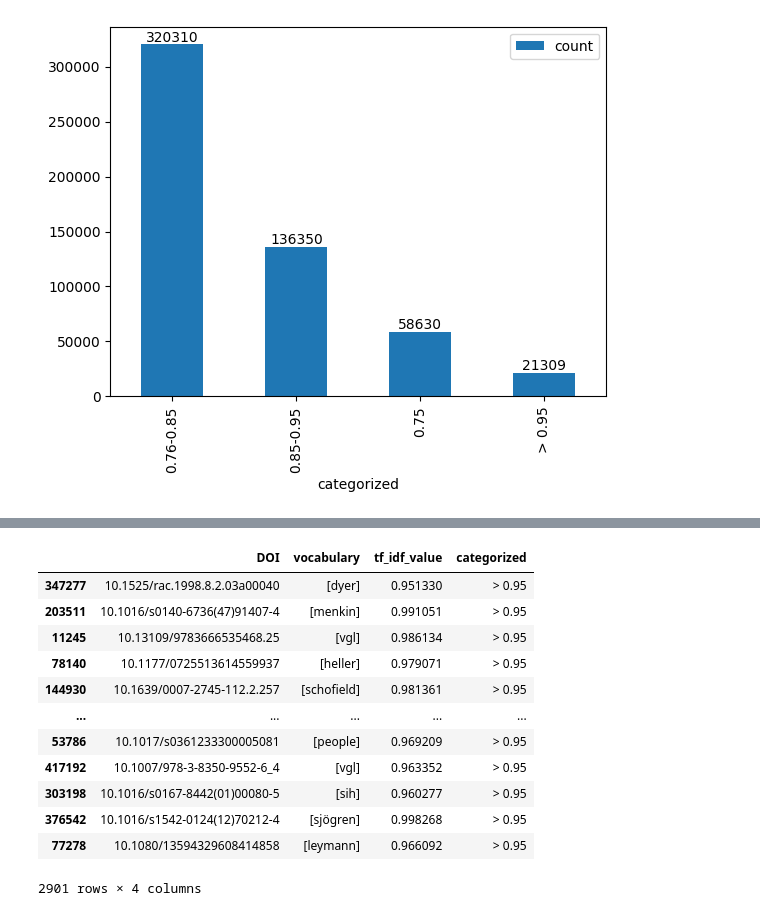
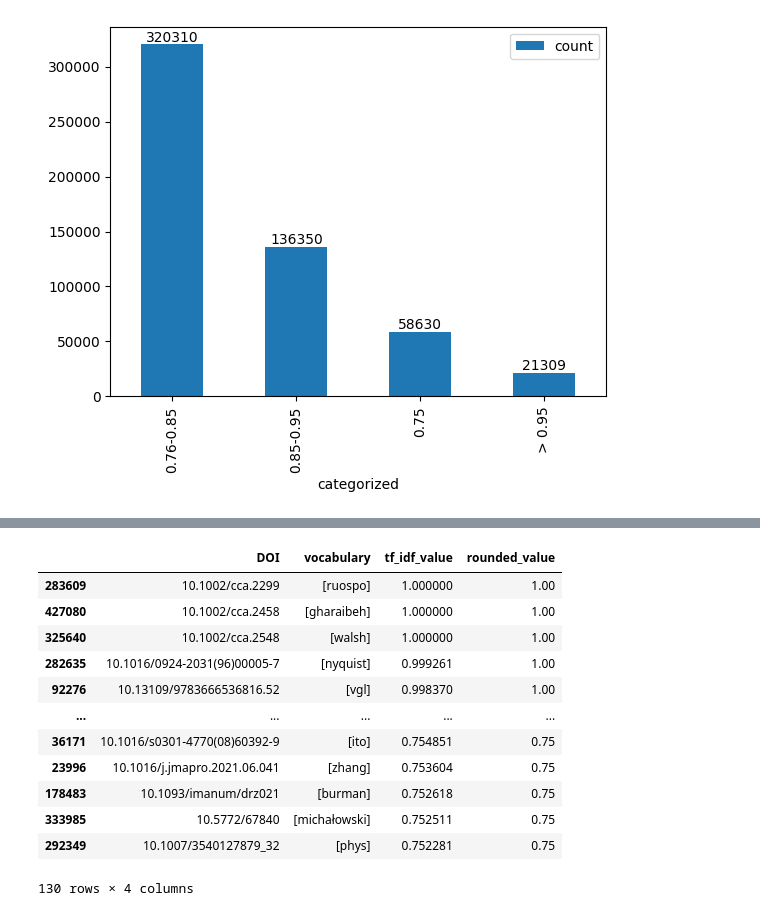
Before and after one commit to eshadatta/sneaked_refs_explorations, a Jupyter notebook: process_tfidf_output.ipynb, the cells around one changed output, grey strips where cells are left out. Saved outputs shown, nothing was run; the diff lists cells and outputs as text; code cells hidden in the pictures.

```diff
--- a/process_tfidf_output.ipynb
+++ b/process_tfidf_output.ipynb
@@ -162,18 +112,17 @@ max_sample.sort_values('tf_idf_value', ascending=False)
-# %%
-s[(s["tf_idf_value"] >= 0.95) & (s["tf_idf_value"] < 1)]
-# %% [output]
-|  | DOI | vocabulary | tf_idf_value | categorized |
-| 347277 | 10.1525/rac.1998.8.2.03a00040 | [dyer] | 0.951330 | > 0.95 |
-| 203511 | 10.1016/s0140-6736(47)91407-4 | [menkin] | 0.991051 | > 0.95 |
-| 11245 | 10.13109/9783666535468.25 | [vgl] | 0.986134 | > 0.95 |
-| 78140 | 10.1177/0725513614559937 | [heller] | 0.979071 | > 0.95 |
-| 144930 | 10.1639/0007-2745-112.2.257 | [schofield] | 0.981361 | > 0.95 |
-| ... | ... | ... | ... | ... |
-| 53786 | 10.1017/s0361233300005081 | [people] | 0.969209 | > 0.95 |
-| 417192 | 10.1007/978-3-8350-9552-6_4 | [vgl] | 0.963352 | > 0.95 |
-| 303198 | 10.1016/s0167-8442(01)00080-5 | [sih] | 0.960277 | > 0.95 |
-| 376542 | 10.1016/s1542-0124(12)70212-4 | [sjögren] | 0.998268 | > 0.95 |
-| 77278 | 10.1080/13594329608414858 | [leymann] | 0.966092 | > 0.95 |
-2901 rows × 4 columns
 # %%
-s = processed_df.groupby("rounded_value").sample(n=500, random_state=1)
+chk_ref_values = processed_df.groupby("rounded_value").sample(n=5, random_state=1)
+chk_ref_values.sort_values('tf_idf_value', ascending=False)
+# %% [output]
+|  | DOI | vocabulary | tf_idf_value | rounded_value |
+| 283609 | 10.1002/cca.2299 | [ruospo] | 1.000000 | 1.00 |
+| 427080 | 10.1002/cca.2458 | [gharaibeh] | 1.000000 | 1.00 |
+| 325640 | 10.1002/cca.2548 | [walsh] | 1.000000 | 1.00 |
+| 282635 | 10.1016/0924-2031(96)00005-7 | [nyquist] | 0.999261 | 1.00 |
+| 92276 | 10.13109/9783666536816.52 | [vgl] | 0.998370 | 1.00 |
+| ... | ... | ... | ... | ... |
+| 36171 | 10.1016/s0301-4770(08)60392-9 | [ito] | 0.754851 | 0.75 |
+| 23996 | 10.1016/j.jmapro.2021.06.041 | [zhang] | 0.753604 | 0.75 |
+| 178483 | 10.1093/imanum/drz021 | [burman] | 0.752618 | 0.75 |
+| 333985 | 10.5772/67840 | [michałowski] | 0.752511 | 0.75 |
+| 292349 | 10.1007/3540127879_32 | [phys] | 0.752281 | 0.75 |
+130 rows × 4 columns
```
Also changed, not shown: parts of 17 cells of this notebook, 2 other files.
